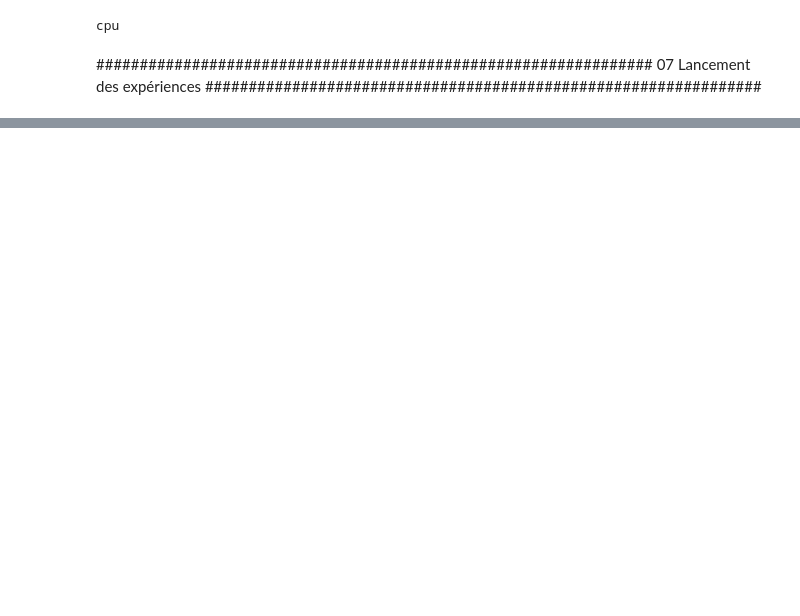
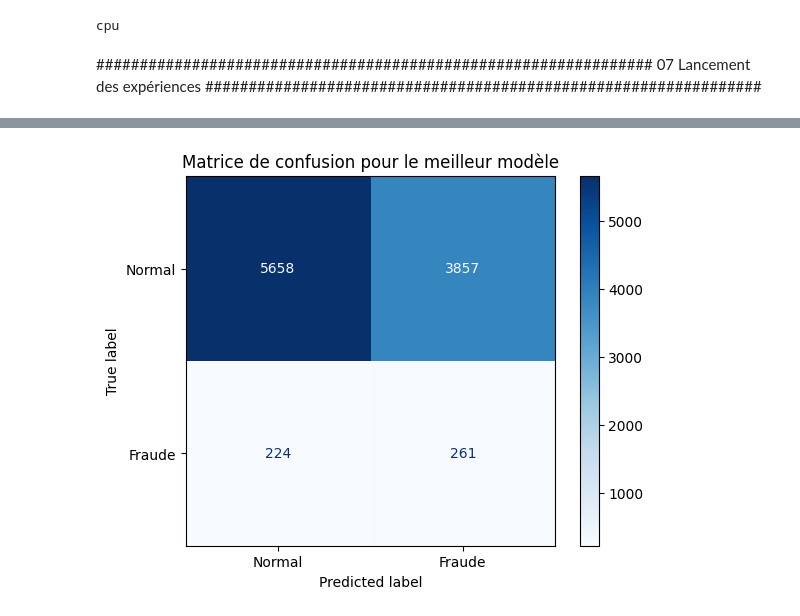
Before and after one commit to taponjou/Fraud-Detection-Project, a Jupyter notebook: notebooks/06_Perceptron.ipynb, the cells around one changed output, grey strips where cells are left out. Saved outputs shown, nothing was run; the diff lists cells and outputs as text; code cells hidden in the pictures; blank space fills up the shorter version.

Commit message:
mise à des tous les modèles en y ajoutant les graphiques

```diff
--- a/notebooks/06_Perceptron.ipynb
+++ b/notebooks/06_Perceptron.ipynb
@@ -938,11 +824,0 @@ results_lr.sort_values(
-# %%
-results = runner.run_all(
-    architectures=architectures,
-    lr=0.001,
-    dropout=0.3,
-    weight_decay=0.0
-)
-
-print(results)
-
-leaderboard = runner.leaderboard()
@@ -972,0 +825,78 @@ leaderboard
+# %%
+print("=" * 60)
+print("PRESENTATION DES RESULTATS")
+print("=" * 60)
+
+if runner.best_model is None:
+    raise ValueError("Aucun meilleur modèle n'a été trouvé. Exécutez les expériences d'abord.")
+
+# Prédictions sur l'ensemble de test
+# Utilise la meilleure version de modèle sélectionnée par le runner
+best_model = runner.best_model
+
+# Assurez-vous que la fonction predict est définie dans le notebook
+try:
+    y_true, y_proba, y_pred = predict(best_model, test_loader)
+except NameError:
+    raise NameError("La fonction 'predict' n'est pas définie. Ajoutez-la avant de tracer la courbe ROC.")
+
+# Matrice de confusion pour le meilleur modèle
+cm = confusion_matrix(y_true, y_pred)
+disp = ConfusionMatrixDisplay(
+    confusion_matrix=cm,
+    display_labels=["Normal", "Fraude"]
+)
+plt.figure(figsize=(8, 6))
+disp.plot(cmap="Blues")
+plt.title("Matrice de confusion pour le meilleur modèle")
+plt.show()
+
+# Calcul des métriques ROC
+fpr, tpr, _ = roc_curve(y_true, y_proba)
+roc_auc = roc_auc_score(y_true, y_proba)
+
+plt.figure(figsize=(8, 6))
+plt.plot(fpr, tpr, label=f"ROC curve (AUC = {roc_auc:.4f})", linewidth=2)
+plt.plot([0, 1], [0, 1], linestyle="--", color="gray", linewidth=1)
+plt.xlabel("False Positive Rate")
+plt.ylabel("True Positive Rate")
+plt.title("Courbe ROC pour le meilleur modèle")
+plt.legend(loc="lower right")
+plt.grid(alpha=0.3)
+plt.tight_layout()
+plt.show()
+
+print(f"ROC AUC: {roc_auc:.4f}")
+
+# Tracer la courbe de précision-rappel pour le meilleur modèle
+precision, recall, _ = precision_recall_curve(y_true, y_proba)
+average_precision = average_precision_score(y_true, y_proba)
+
+plt.figure(figsize=(8, 6))
+plt.plot(recall, precision, label=f"PR curve (AP = {average_precision:.4f})", linewidth=2)
+plt.xlabel("Recall")
+plt.ylabel("Precision")
+plt.title("Courbe précision-rappel pour le meilleur modèle")
+plt.legend(loc="lower left")
+plt.grid(alpha=0.3)
+plt.tight_layout()
+plt.show()
+
+print(f"Average Precision (AP): {average_precision:.4f}")
+
+# Tracer la courbe de perte d'entraînement et de validation pour le meilleur modèle
+if runner.best_history is None:
+    raise ValueError("Aucun historique de meilleur modèle disponible. Exécutez les expériences d'abord.")
+
+history_best = runner.best_history
+plt.figure(figsize=(10, 6))
+plt.plot(history_best["train_loss"], label="Train Loss", linewidth=2)
+plt.plot(history_best["val_loss"], label="Val Loss", linestyle="--", linewidth=2)
+plt.xlabel("Époque")
+plt.ylabel("Loss")
+plt.title("Courbe de perte d'entraînement et de validation pour le meilleur modèle")
+plt.legend()
+plt.grid(alpha=0.3)
+plt.tight_layout()
+plt.show()
+# %% [output]
@@ -972,0 +907 @@ leaderboard
+[figure, added]
```
Also changed, not shown: parts of 23 cells of this notebook, 5 other files.
